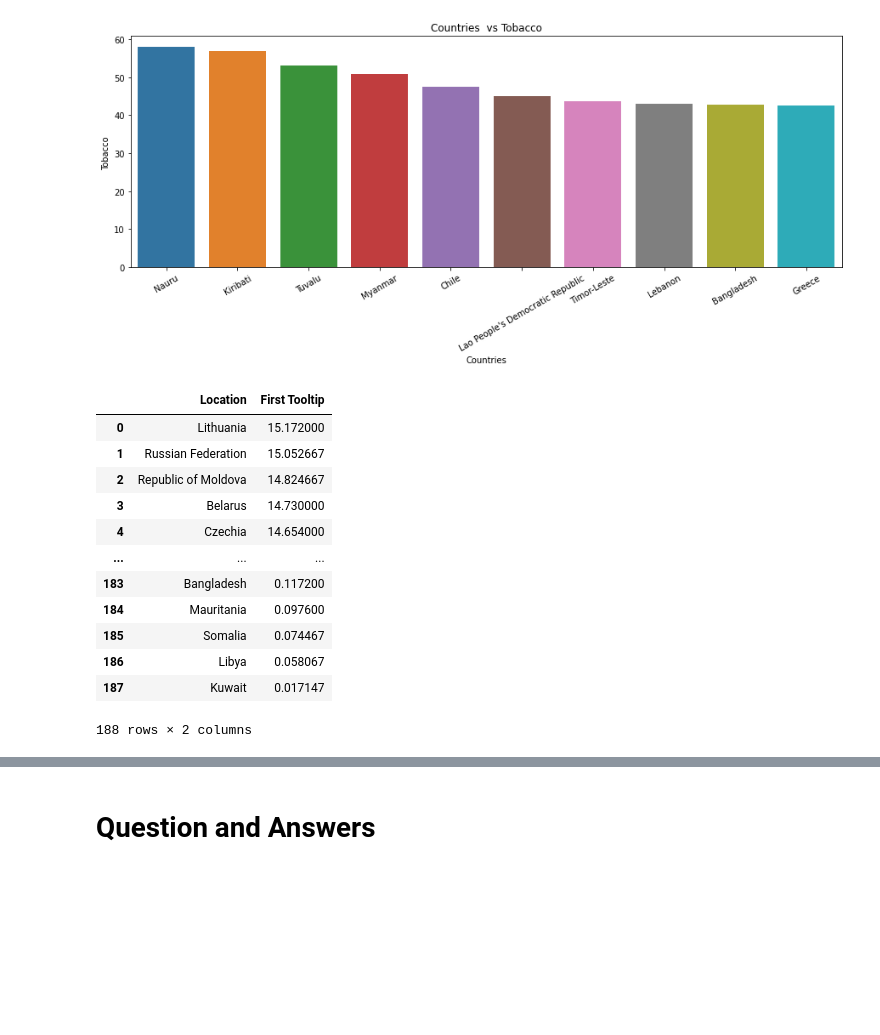
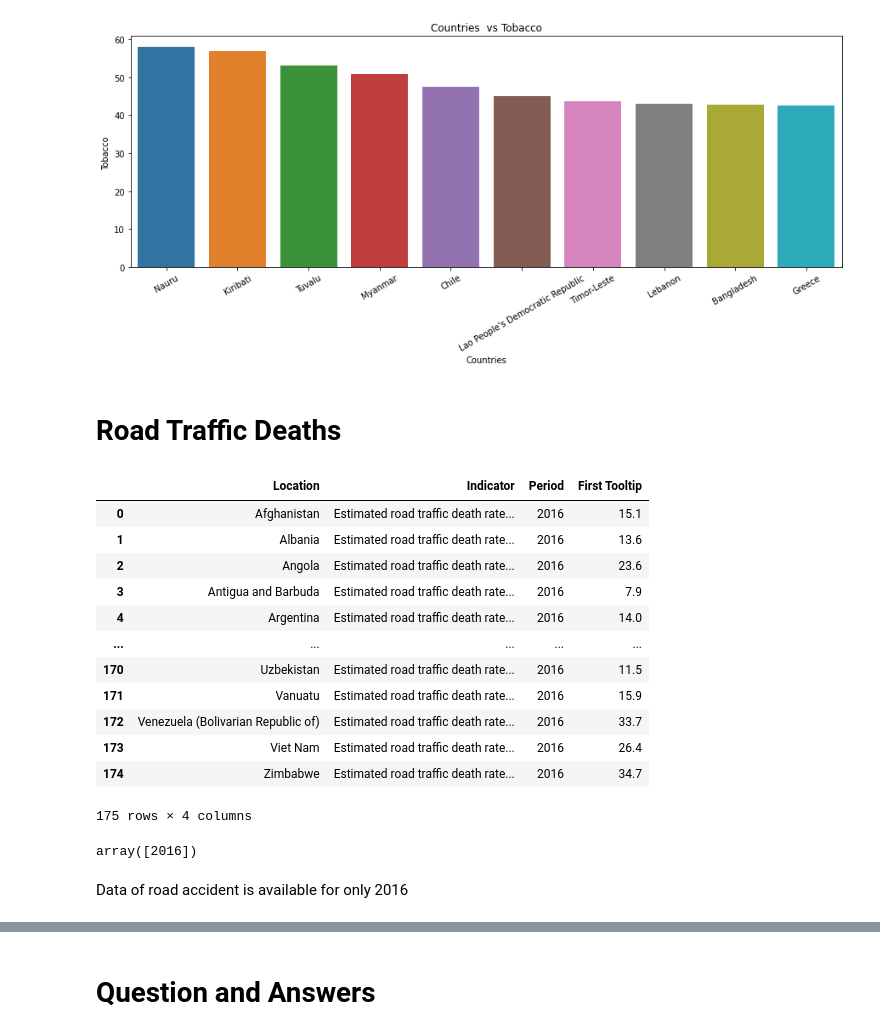
Before and after one commit to vivek16pawar/World-Health-EDA, a Jupyter notebook: World_Health_EDA.ipynb, the cells around one changed output, grey strips where cells are left out. Drawn from its saved outputs; the diff is of its cells as text; code cells hidden in the pictures; blank space fills up the shorter version.

```diff
--- a/World_Health_EDA.ipynb
+++ b/World_Health_EDA.ipynb
@@ -231,20 +240,27 @@ plt.xticks(rotation=30)
 plt.show()
 # %% [output]
 [figure]
-# %%
-alch_country = alch_df.groupby('Location')['First Tooltip'].mean().sort_values(ascending = False).reset_index()
-alch_country
-# %% [output]
-|  | Location | First Tooltip |
-| 0 | Lithuania | 15.172000 |
-| 1 | Russian Federation | 15.052667 |
-| 2 | Republic of Moldova | 14.824667 |
-| 3 | Belarus | 14.730000 |
-| 4 | Czechia | 14.654000 |
-| ... | ... | ... |
-| 183 | Bangladesh | 0.117200 |
-| 184 | Mauritania | 0.097600 |
-| 185 | Somalia | 0.074467 |
-| 186 | Libya | 0.058067 |
-| 187 | Kuwait | 0.017147 |
-188 rows × 2 columns
+# %% [markdown]
+# Road Traffic Deaths
+# %%
+road_df
+# %% [output]
+|  | Location | Indicator | Period | First Tooltip |
+| 0 | Afghanistan | Estimated road traffic death rate... | 2016 | 15.1 |
+| 1 | Albania | Estimated road traffic death rate... | 2016 | 13.6 |
+| 2 | Angola | Estimated road traffic death rate... | 2016 | 23.6 |
+| 3 | Antigua and Barbuda | Estimated road traffic death rate... | 2016 | 7.9 |
+| 4 | Argentina | Estimated road traffic death rate... | 2016 | 14.0 |
+| ... | ... | ... | ... | ... |
+| 170 | Uzbekistan | Estimated road traffic death rate... | 2016 | 11.5 |
+| 171 | Vanuatu | Estimated road traffic death rate... | 2016 | 15.9 |
+| 172 | Venezuela (Bolivarian Republic of) | Estimated road traffic death rate... | 2016 | 33.7 |
+| 173 | Viet Nam | Estimated road traffic death rate... | 2016 | 26.4 |
+| 174 | Zimbabwe | Estimated road traffic death rate... | 2016 | 34.7 |
+175 rows × 4 columns
+# %%
+road_df.Period.unique()
+# %% [output]
+array([2016])
+# %% [markdown]
+Data of road accident is available for only 2016
```
Also changed, not shown: parts of 17 cells of this notebook.
